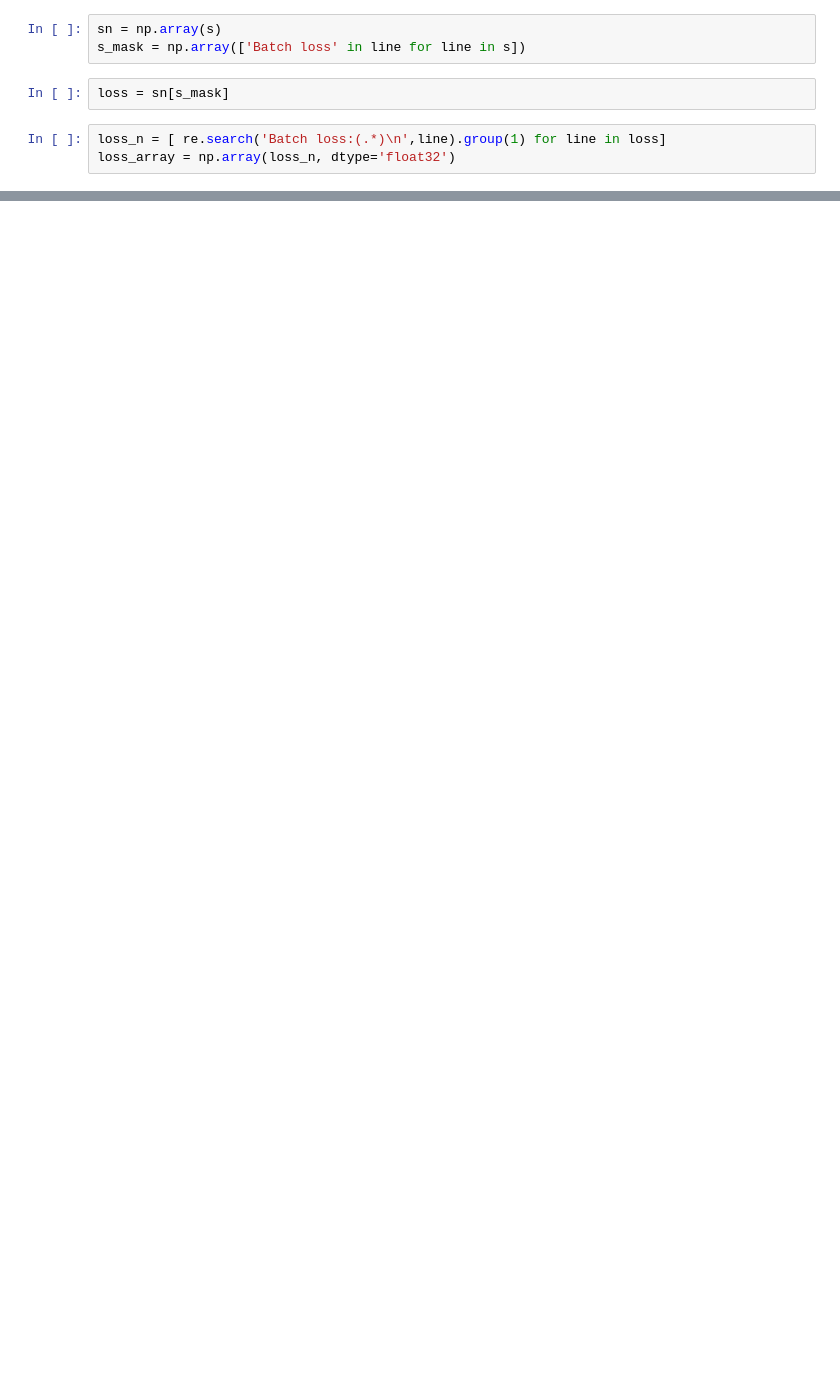
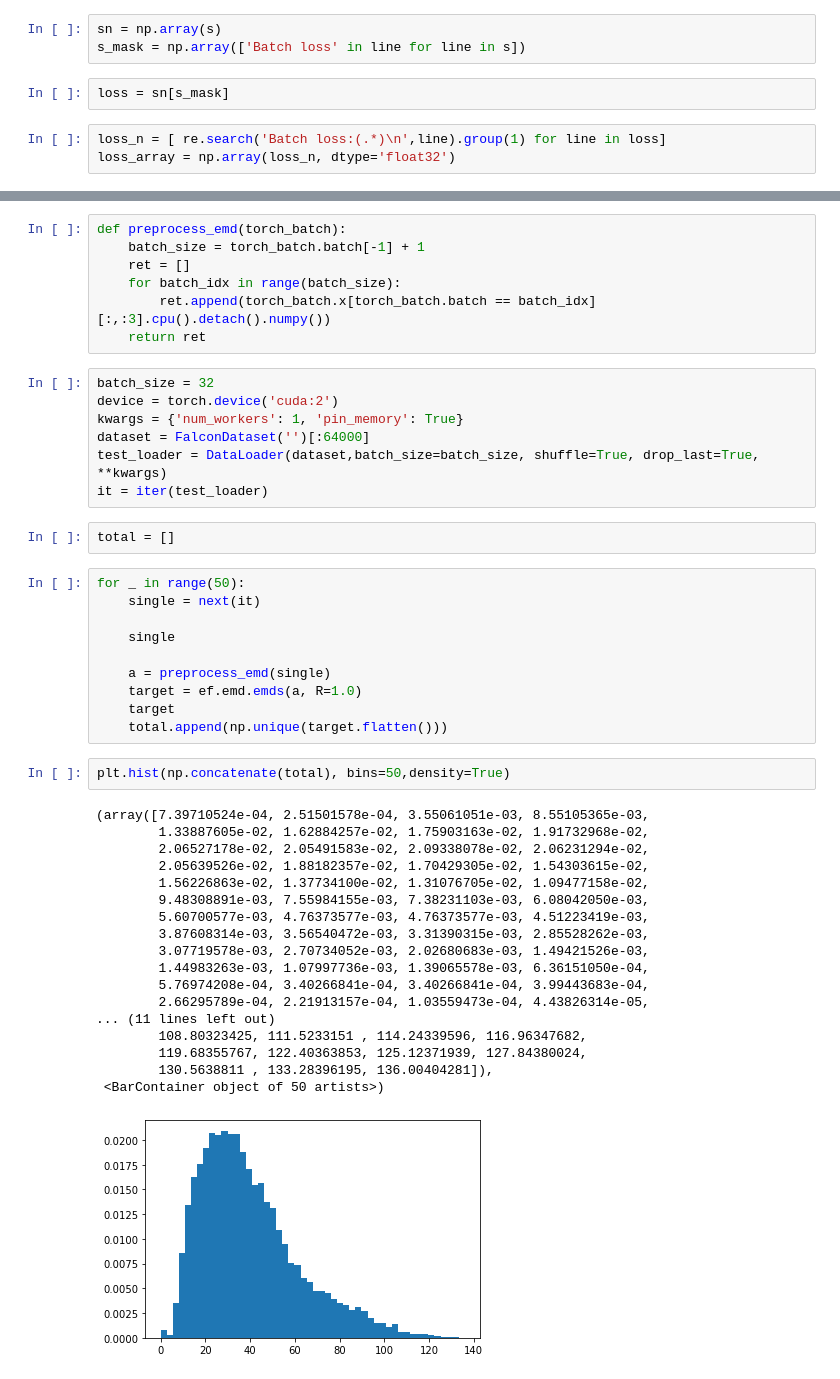
Before and after one commit to sitongan/falcon_emdgnn, a Jupyter notebook: plotter.ipynb, the cells around one changed output, grey strips where cells are left out. Saved outputs shown, nothing was run; the diff lists cells and outputs as text; blank space fills up the shorter version.

```diff
--- a/plotter.ipynb
+++ b/plotter.ipynb
@@ -46,0 +64,47 @@ plt.plot(loss_array)
+# %%
+def preprocess_emd(torch_batch):
+    batch_size = torch_batch.batch[-1] + 1
+    ret = []
+    for batch_idx in range(batch_size):
+        ret.append(torch_batch.x[torch_batch.batch == batch_idx][:,:3].cpu().detach().numpy())
+    return ret
+# %%
+batch_size = 32
+device = torch.device('cuda:2')
+kwargs = {'num_workers': 1, 'pin_memory': True}
+dataset = FalconDataset('')[:64000]
+test_loader = DataLoader(dataset,batch_size=batch_size, shuffle=True, drop_last=True, **kwargs)
+it = iter(test_loader)
+# %%
+total = []
+# %%
+for _ in range(50):
+    single = next(it)
+
+    single
+
+    a = preprocess_emd(single)
+    target = ef.emd.emds(a, R=1.0)
+    target
+    total.append(np.unique(target.flatten()))
+# %%
+plt.hist(np.concatenate(total), bins=50,density=True)
+# %% [output]
+(array([7.39710524e-04, 2.51501578e-04, 3.55061051e-03, 8.55105365e-03,
+        1.33887605e-02, 1.62884257e-02, 1.75903163e-02, 1.91732968e-02,
+        2.06527178e-02, 2.05491583e-02, 2.09338078e-02, 2.06231294e-02,
+        2.05639526e-02, 1.88182357e-02, 1.70429305e-02, 1.54303615e-02,
+        1.56226863e-02, 1.37734100e-02, 1.31076705e-02, 1.09477158e-02,
+        9.48308891e-03, 7.55984155e-03, 7.38231103e-03, 6.08042050e-03,
+        5.60700577e-03, 4.76373577e-03, 4.76373577e-03, 4.51223419e-03,
+        3.87608314e-03, 3.56540472e-03, 3.31390315e-03, 2.85528262e-03,
+        3.07719578e-03, 2.70734052e-03, 2.02680683e-03, 1.49421526e-03,
+        1.44983263e-03, 1.07997736e-03, 1.39065578e-03, 6.36151050e-04,
+        5.76974208e-04, 3.40266841e-04, 3.40266841e-04, 3.99443683e-04,
+        2.66295789e-04, 2.21913157e-04, 1.03559473e-04, 4.43826314e-05,
+... (11 lines left out)
+        108.80323425, 111.5233151 , 114.24339596, 116.96347682,
+        119.68355767, 122.40363853, 125.12371939, 127.84380024,
+        130.5638811 , 133.28396195, 136.00404281]),
+ <BarContainer object of 50 artists>)
+[figure, added]
```
Also changed, not shown: parts of 7 cells of this notebook, 17 other files.
